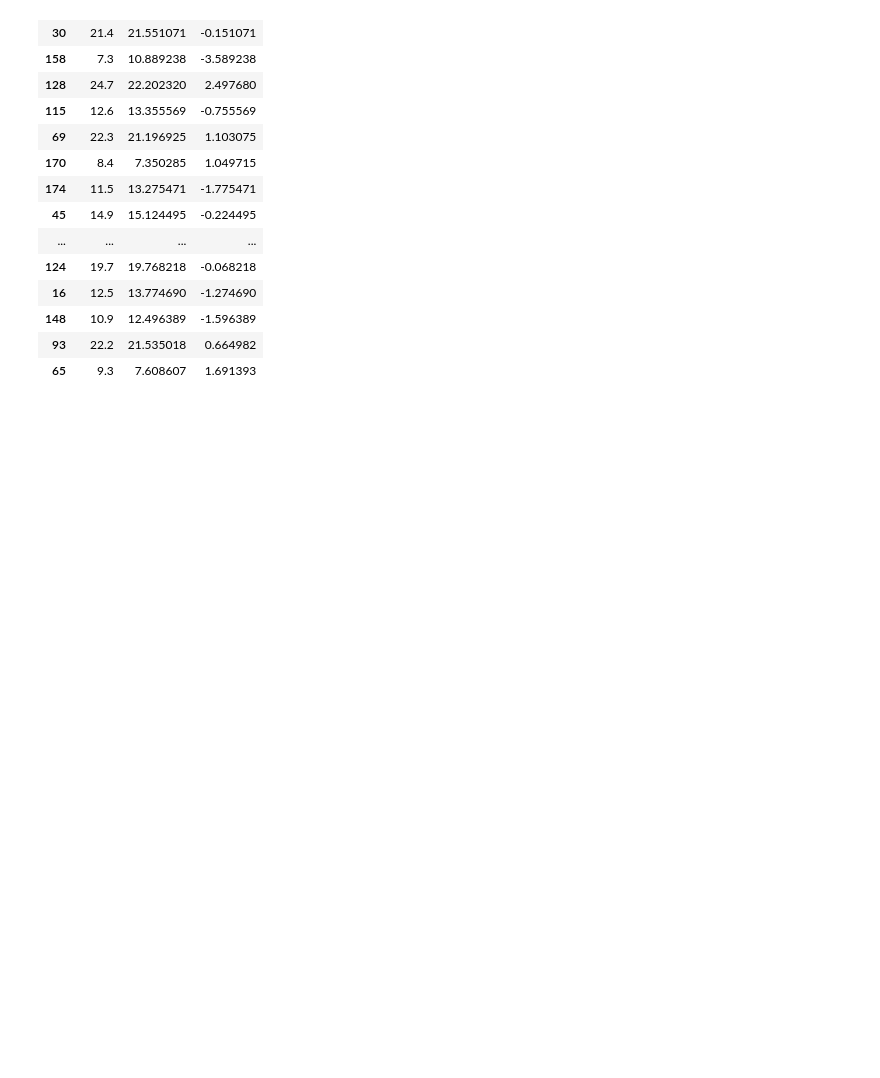
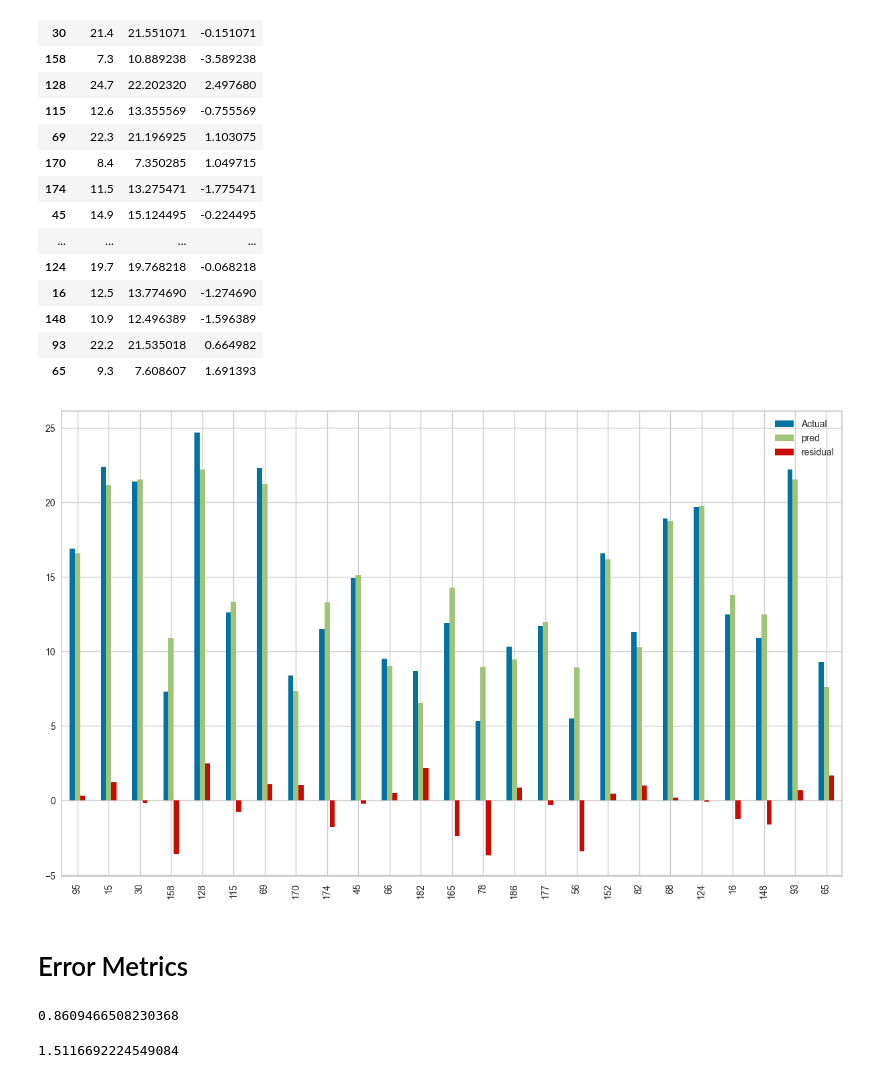
Before and after one commit to Blacksea4561/Machine-Learning-Lesson-Works, a Jupyter notebook: 2 - Multiple Linear Regression/Multiple Linear Regression.ipynb, the cells around one changed output. Cells and saved outputs as stored; diff of their text form; code cells hidden in the pictures; blank space fills up the shorter version.

```diff
--- a/2 - Multiple Linear Regression/Multiple Linear Regression.ipynb
+++ b/2 - Multiple Linear Regression/Multiple Linear Regression.ipynb
@@ -267,5 +309,11 @@ from sklearn.model_selection import train_test_split
 # %%
-X_train, X_test, y_train, Y_test = train_test_split(X, y, test_size = 0.3, random_state = 42)
+X_train, X_test, y_train, y_test = train_test_split(X, y, test_size = 0.3, random_state = 42)
+# burada  4 tane değişken var
+# test_size  0,3  datamız   1000'e kadar  ise %30 test:60 row, %70  train :140 row
+# random_state  takım halinde  çlaışmalarda  herkes aynı  skorlar üzerinde çalışmasını sağlar  farkı sdayılar  olmamamsı  için
+# aynı sonuçları vermesi için kullanılmıştır.
+# burada  test için 0,3  yazıyoruz  çünkü  maliyeti düşürmek için  0.7 verseek 140 row ile uğraşacak, en küçük tarafı
+# çekiyor  maliyet düşüyor.
 # %%
 df.sample(20)
 # %% [output]
@@ -424,3 +519,8 @@ result_sample
 | 65 | 9.3 | 7.608607 | 1.691393 |
 # %%
 # actual ==> sales  target
+# %%
+result_sample.plot(kind= "bar", figsize = (15,9))
+plt.show()
+# %% [output]
+[figure, added]
@@ -426,0 +529,2 @@ result_sample
+# %% [markdown]
+ # Error Metrics
@@ -426,0 +536,11 @@ result_sample
+# %%
+r2_score = r2_score(y_test, y_pred)
+r2_score
+# %% [output]
+0.8609466508230368
+# %%
+mae = mean_absolute_error(y_test, y_pred)
+mae
+# residual leri toplayımp   gözlem sayısna bölüyoruz,ortalamasını alıyoruz.
+# %% [output]
+1.5116692224549084
```
Also changed, not shown: parts of 101 cells of this notebook, 3 other files.
